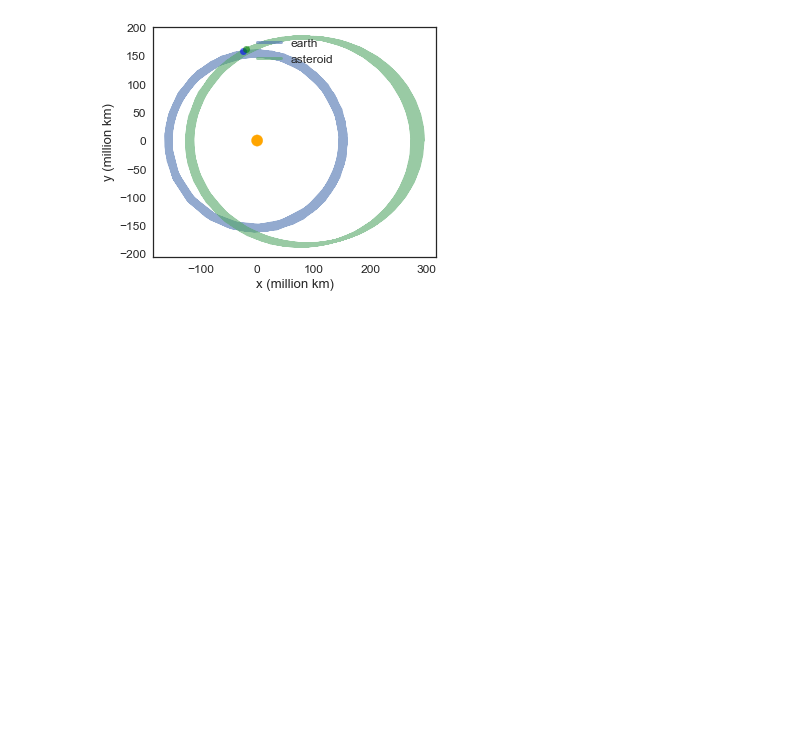
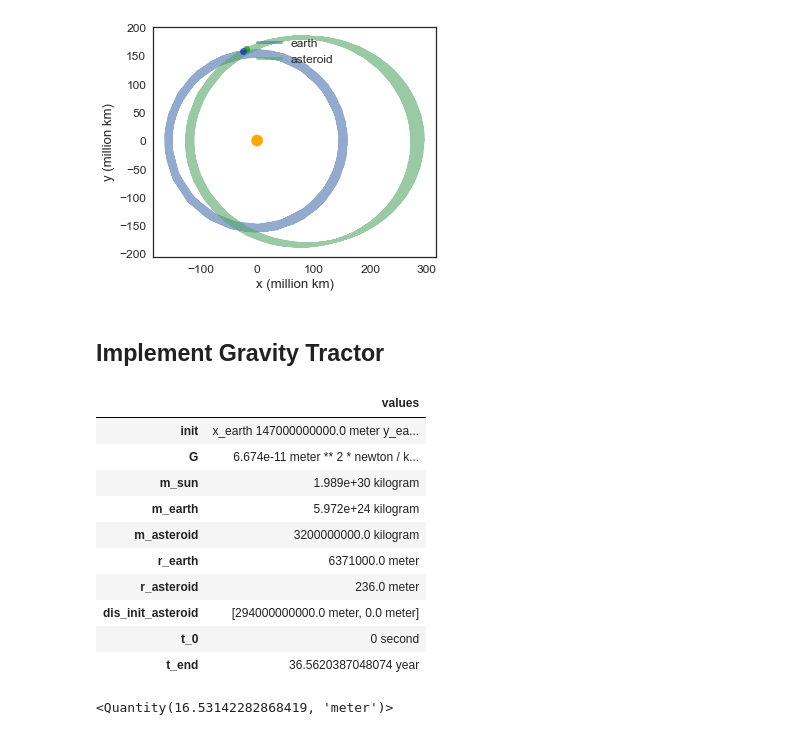
Before and after one commit to hardlyrichie/modsim-project3, a Jupyter notebook: Gravity Tractor V.2.ipynb, the cells around one changed output. Drawn from its saved outputs; the diff is of its cells as text; code cells hidden in the pictures; blank space fills up the shorter version.

```diff
--- a/Gravity Tractor V.2.ipynb
+++ b/Gravity Tractor V.2.ipynb
@@ -338,14 +338,3 @@ plot_orbit(results)
 [figure]
 # %% [markdown]
 ## Running Simulation for Multiple Periods to Test if Asteroid Will Hit (50 periods)
-# %%
-system = System(init=init,
-                G=6.674e-11 * N / kg**2 * m**2,
-                m_sun=1.989e30 * kg,
-                m_earth=5.972e24 * kg,
-                m_asteroid=3.2e9 * kg,
-                r_earth=6.371e6 * m,
-                r_asteroid=0.472e3 / 2 * m,
-                dis_init_asteroid=dis_init_asteroid,
-                t_0=0 * s,
-                t_end=50 * period)
@@ -363,0 +341,3 @@ system = System(init=init,
+# %%
+system.t_end = 50 * period
+system
@@ -426,3 +419,30 @@ t_final.to(UNITS.year)
 plot_orbit(results)
 # %% [output]
 [figure]
+# %% [markdown]
+## Implement Gravity Tractor
+# %%
+# Time set to a little greater than collision time to see the trajectory of asteroid after it passes earth
+system.t_end = 36.5620387048074 * UNITS.year
+system
+# %% [output]
+|  | values |
+| init | x_earth 147000000000.0 meter y_ea... |
+| G | 6.674e-11 meter ** 2 * newton / k... |
+| m_sun | 1.989e+30 kilogram |
+| m_earth | 5.972e+24 kilogram |
+| m_asteroid | 3200000000.0 kilogram |
+| r_earth | 6371000.0 meter |
+| r_asteroid | 236.0 meter |
+| dis_init_asteroid | [294000000000.0 meter, 0.0 meter] |
+| t_0 | 0 second |
+| t_end | 36.5620387048074 year |
+# %%
+# Mass of largest spaceship in existence currently, plz link source
+m_spaceship = 6.91e3 * kg
+# Greatest force produced by an ion thrusted satellite, plz link source
+force_spaceship = 5.4 * N
+# Distance that spaceship has to maintain away from asteroid to keep system in equilibrium
+r = (G * m_asteroid * m_spaceship / force_spaceship) ** .5
+# %% [output]
+<Quantity(16.53142282868419, 'meter')>
```
Also changed, not shown: parts of 9 cells of this notebook.
